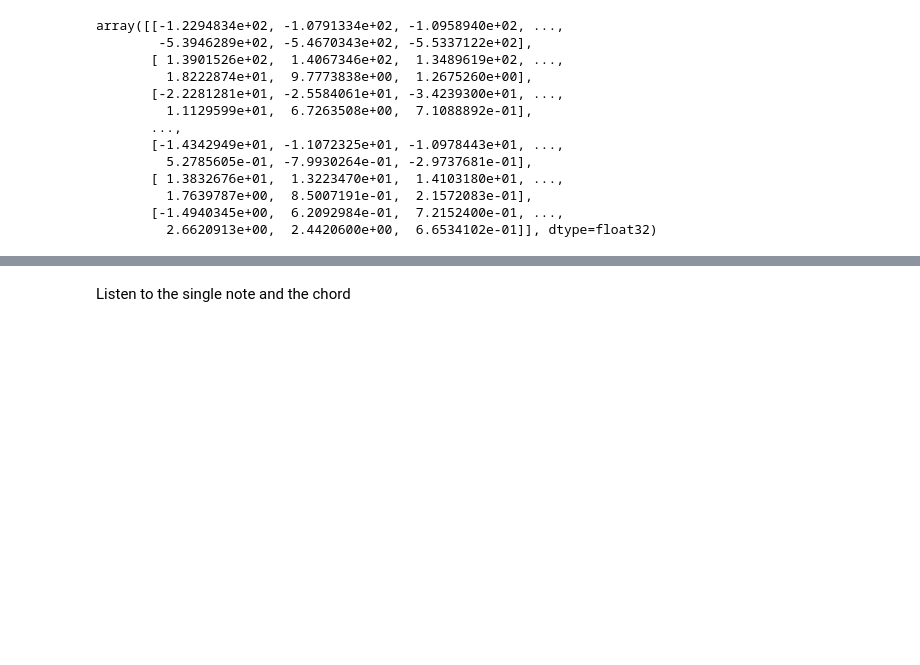
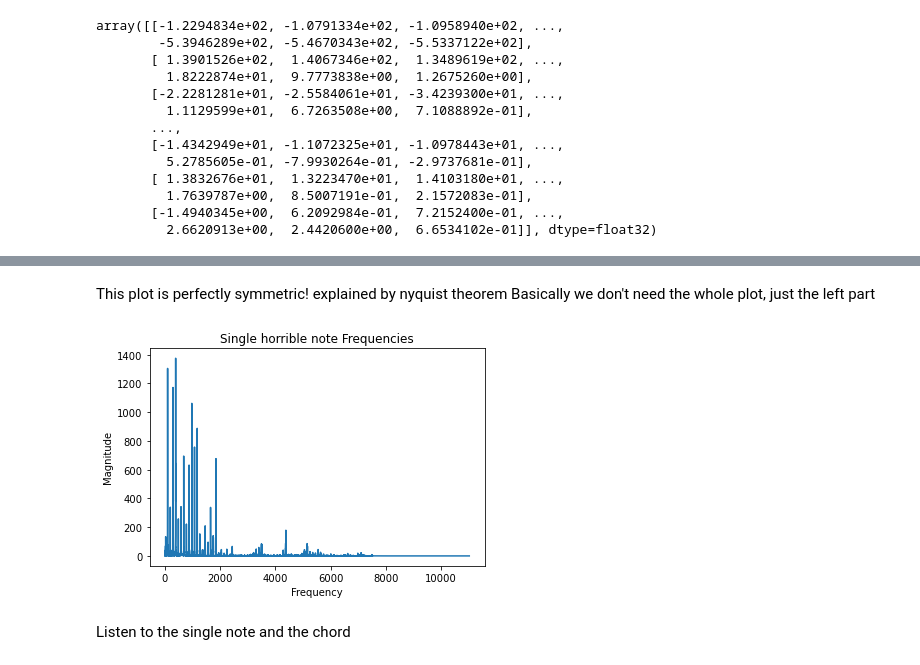
Before and after one commit to apalermo01/music-analysis, a Jupyter notebook: echorne/nsynth.ipynb, the cells around one changed output, grey strips where cells are left out. Drawn from its saved outputs; the diff is of its cells as text; code cells hidden in the pictures; blank space fills up the shorter version.

```diff
--- a/echorne/nsynth.ipynb
+++ b/echorne/nsynth.ipynb
@@ -161,3 +184,18 @@ array([[-1.2294834e+02, -1.0791334e+02, -1.0958940e+02, ...,
+# %% [markdown]
+This plot is perfectly symmetric!
+explained by nyquist theorem
+Basically we don't need the whole plot, just the left part
+# %%
+left_frequency = f[:int(len(f)/2)]
+magnitude = spectrum[:int(len(f)/2)]
+fig, ax = plt.subplots()
+plt.plot(left_frequency, magnitude)
+plt.xlabel("Frequency")
+plt.ylabel("Magnitude")
+ax.set(title='Single horrible note Frequencies')
+plt.show();
+# %% [output]
+[figure, added]
 # %% [markdown]
 Listen to the single note and the chord
 # %%
```
Also changed, not shown: parts of 8 cells of this notebook.
